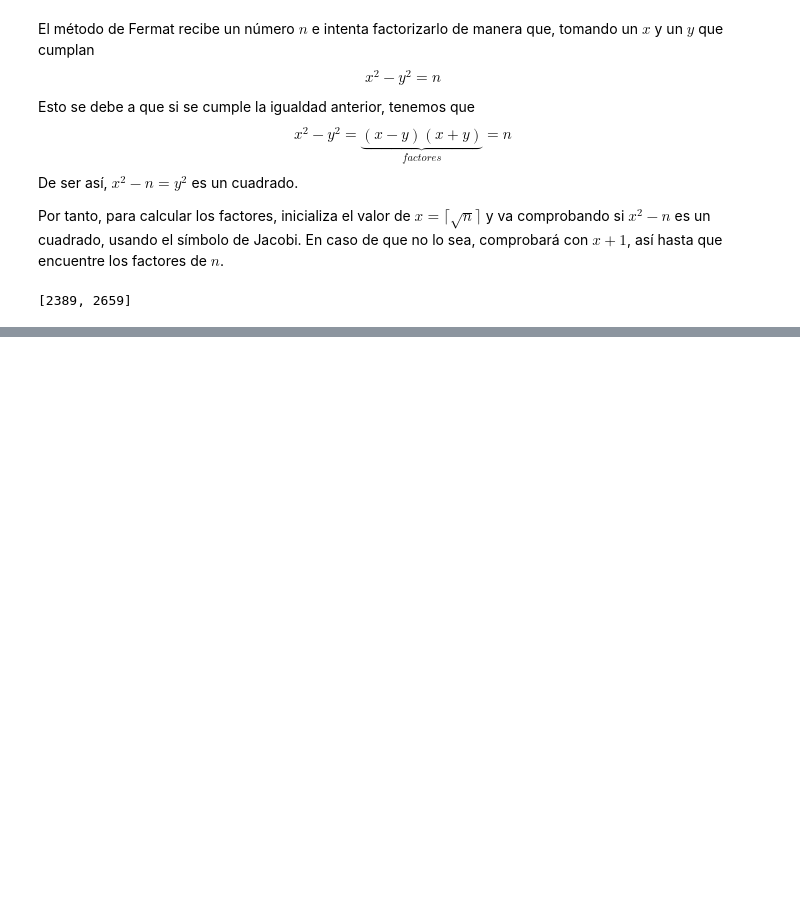
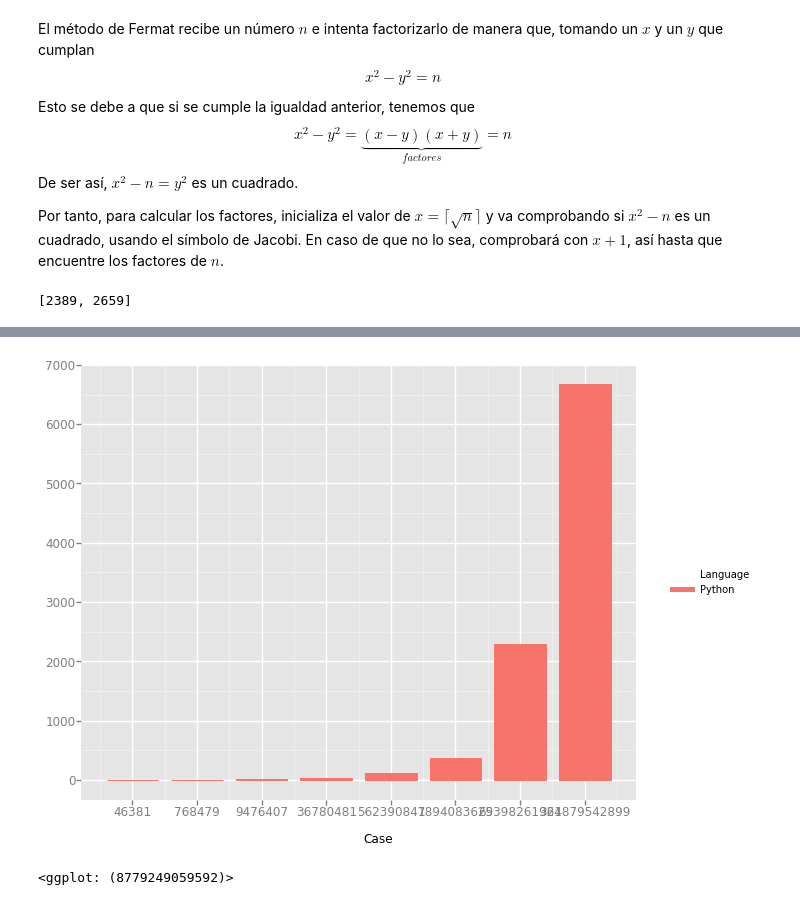
Before and after one commit to BraulioV/Cryptography, a Jupyter notebook: 1.Aritmetica-Modular/1.Aritmetica-Modular-py.ipynb, the cells around one changed output, grey strips where cells are left out. Drawn from its saved outputs; the diff is of its cells as text; code cells hidden in the pictures; blank space fills up the shorter version.

```diff
--- a/1.Aritmetica-Modular/1.Aritmetica-Modular-py.ipynb
+++ b/1.Aritmetica-Modular/1.Aritmetica-Modular-py.ipynb
@@ -431,0 +489,8 @@ En el momento en el que se cumpla la condición de parada, si $d = n$, se devolv
+# %%
+BSGS_PY = add_language(pd.read_csv('BSGS.csv'), 'Python')
+BSGS_HS = add_language(pd.read_csv('BSGS_hs.csv'), 'Haskell')
+BSGS = pd.concat([BSGS_PY, BSGS_HS], keys=['Python', 'Haskell'],ignore_index=True)
+ggplot(BSGS, aes(x="Case", weight="Time", fill='Language')) + geom_bar()
+# %% [output]
+[figure, added]
+<ggplot: (8779249059592)>
```
Also changed, not shown: parts of 5 cells of this notebook, 13 other files.
